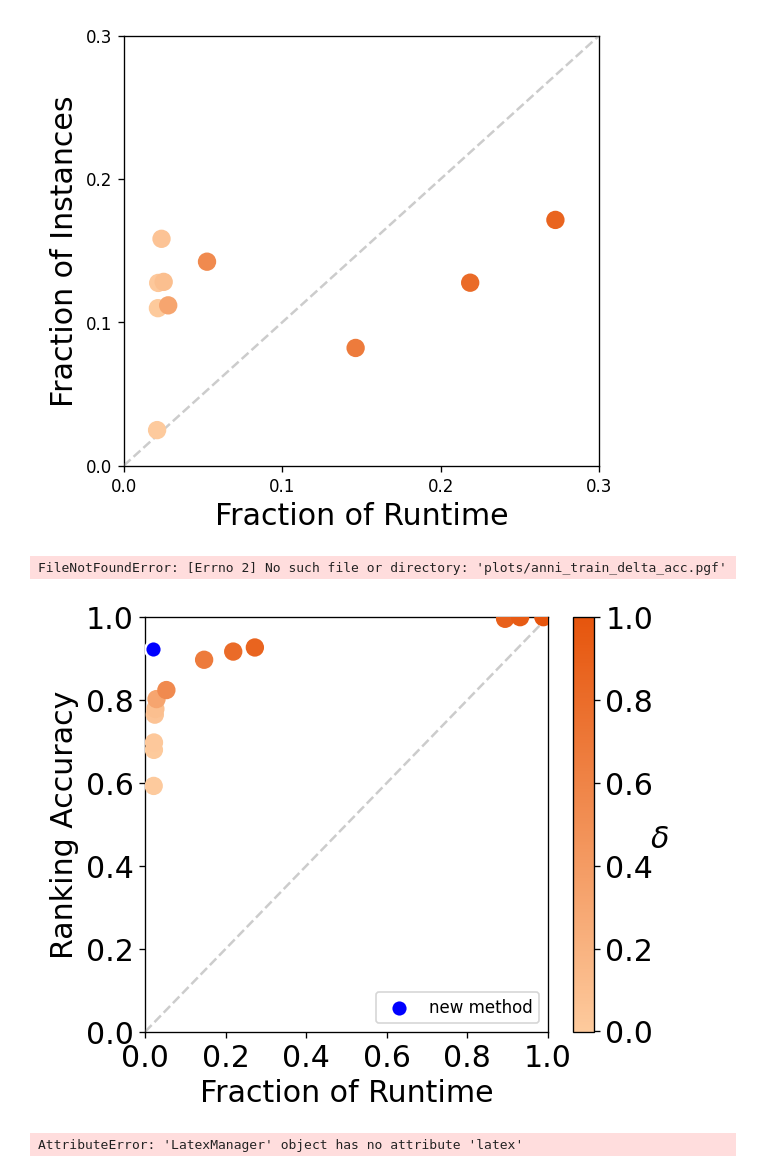
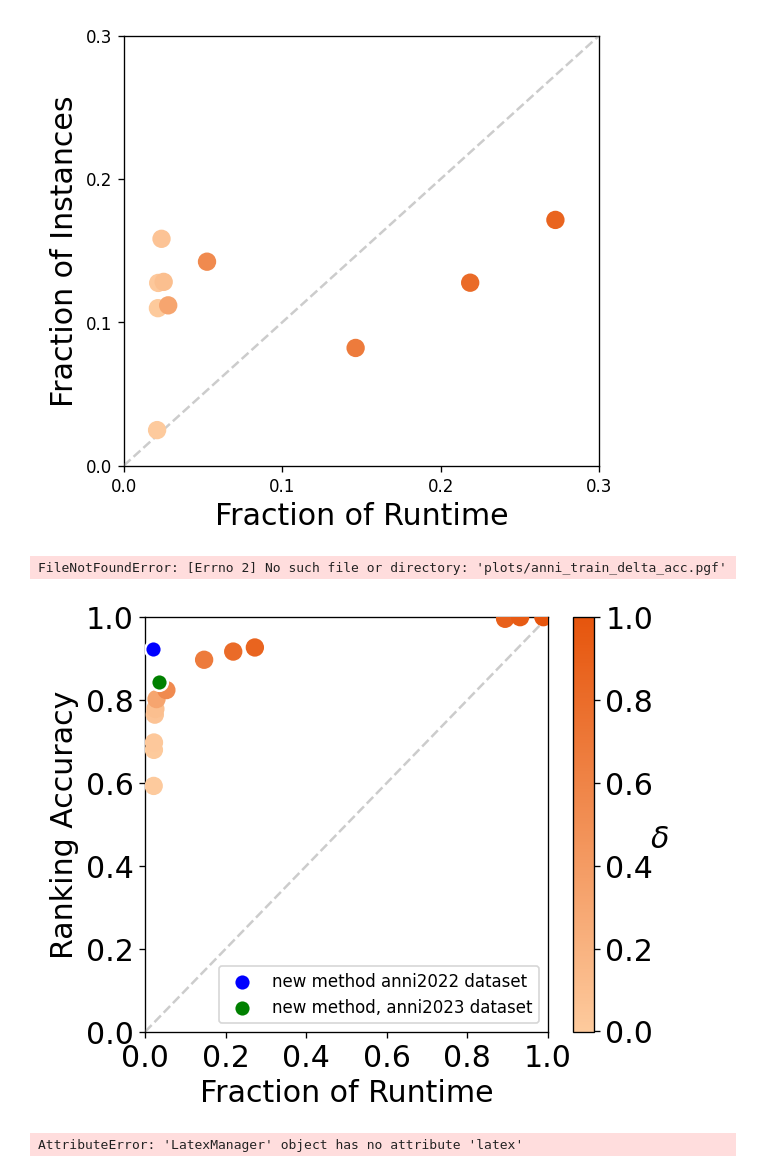
Before and after one commit to Jonas-Maihoefer/unknown-solver-rank-predictor, a Jupyter notebook: anni_results.ipynb, the cells around one changed output. Cells and saved outputs as stored; diff of their text form; code cells hidden in the pictures.

Commit message:
feat: added support for anni2023

```diff
--- a/anni_results.ipynb
+++ b/anni_results.ipynb
@@ -188,35 +188,45 @@ cmap = sns.blend_palette(['#fdca9d','#e6550d'], n_colors=6, as_cmap=True, input=
 
 points = axis.scatter(data[:, 0], data[:, 1], c=data[:, 2], s=100, cmap=cmap, zorder=10)
 axis.scatter(
     0.0184, 0.9220,
     color='blue',       # force blue color
     s=100,              # same size as the others
     marker='o',         # default circle marker
     edgecolor='white',  # optional: white edge for better contrast
     linewidth=1.5,
     zorder=15,          # on top of everything
-    label='new method'  # if you want a legend later
+    label='new method, anni2022 dataset'  # if you want a legend later
+)
+axis.scatter(
+    0.0353, 0.8447,
+    color='green',       # force blue color
+    s=100,              # same size as the others
+    marker='o',         # default circle marker
+    edgecolor='white',  # optional: white edge for better contrast
+    linewidth=1.5,
+    zorder=15,          # on top of everything
+    label='new method, anni2023 dataset'  # if you want a legend later
 )
 axis.legend()
 cbar = figure.colorbar(points, ticks=[0.002,0.2,0.4,0.6,0.8,1.0])
 cbar.ax.set_yticklabels(["0.0","0.2","0.4","0.6","0.8","1.0"])
 cbar.ax.set_ylabel("$\delta$", fontsize=fs, rotation=0)
 
 plt.plot(np.linspace(0.0, 1.0, 10), np.linspace(0.0, 1.0, 10), "--", color="grey", alpha=0.4, zorder=5)
 axis.set_xlim(0.0, 1.0)
 axis.set_ylim(0.0, 1.0)
 axis.set_xlabel("Fraction of Runtime", fontsize=fs)
 axis.set_ylabel("Ranking Accuracy", fontsize=fs)
 rrr1 = [f"{x:.1f}" for x in np.arange(0.0,1.01,0.2)]
 rrr2 = np.arange(0.0,1.01,0.2)
 axis.set_xticks(rrr2,rrr1)
 axis.set_yticks(rrr2,rrr1)
 
 plt.savefig("plots/anni_train_delta_acc.pgf")
 plt.show()
 # %% [output]
 FileNotFoundError: [Errno 2] No such file or directory: 'plots/anni_train_delta_acc.pgf'
-[figure, old version]
+[figure, new version]
 # %%
 import pickle
 import numpy as np
```
Also changed, not shown: 3 other files.
